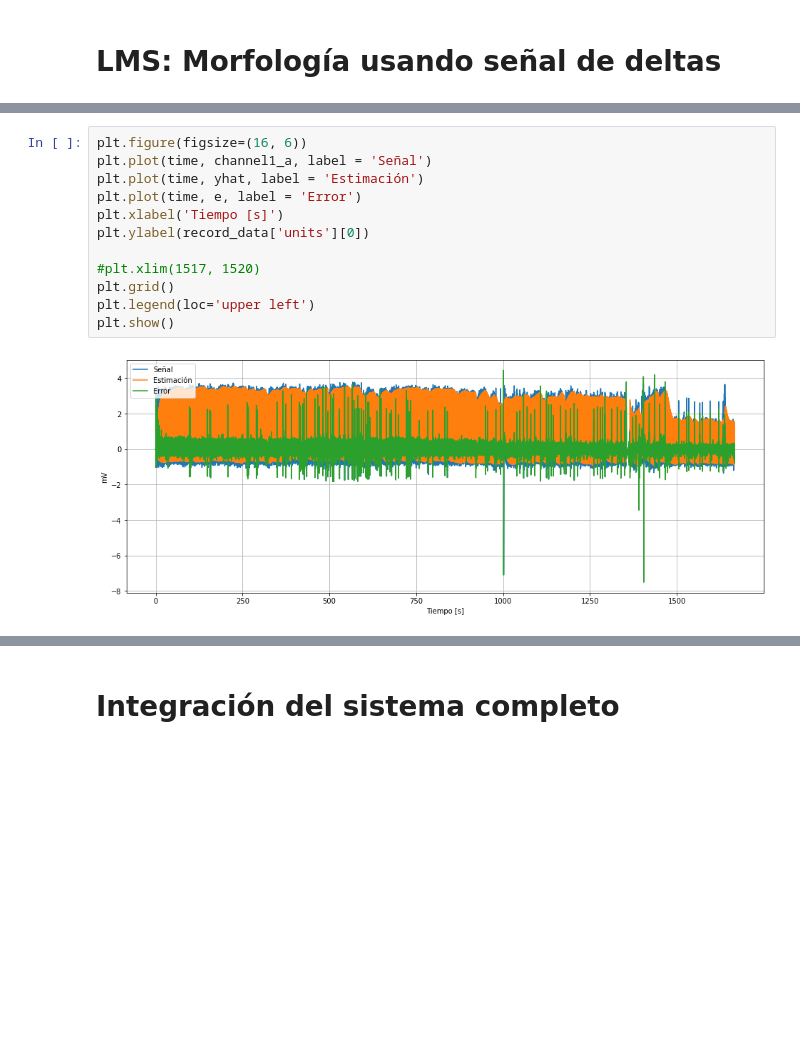
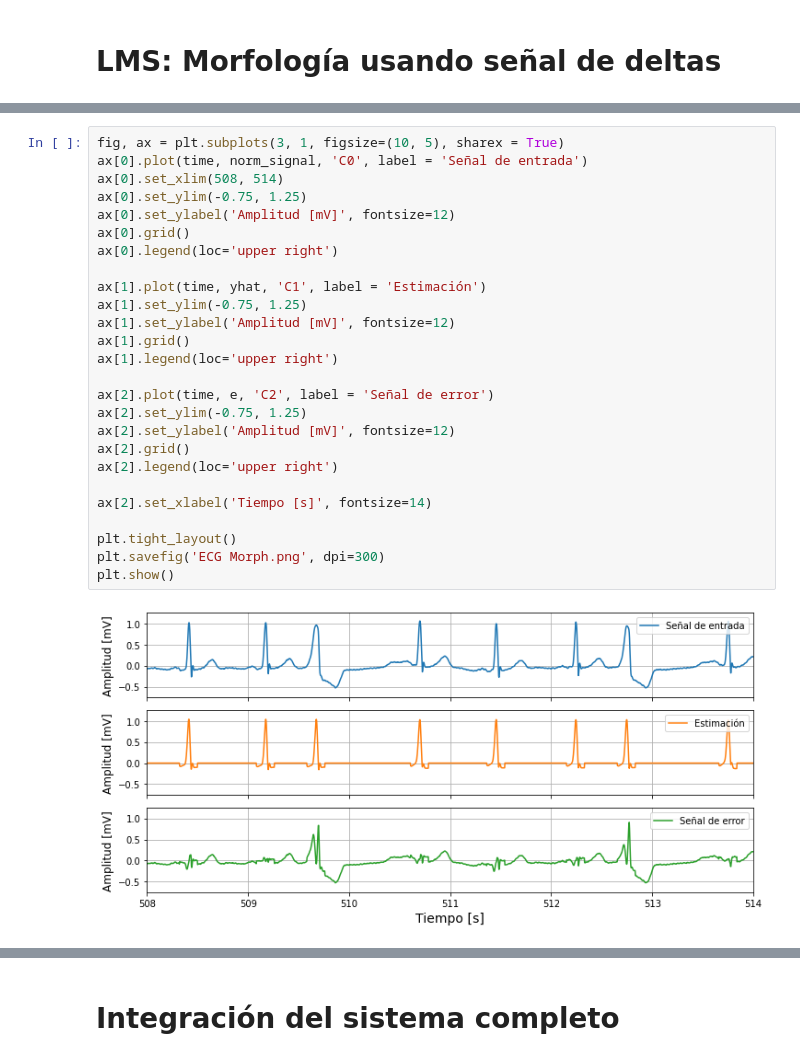
Before and after one commit to mbergerman/Procesamiento-Adaptativo, a Jupyter notebook: Proyecto 1/PASA_P1_G2.ipynb, the cells around one changed output, grey strips where cells are left out. Drawn from its saved outputs; the diff is of its cells as text; blank space fills up the shorter version.

```diff
--- a/Proyecto 1/PASA_P1_G2.ipynb
+++ b/Proyecto 1/PASA_P1_G2.ipynb
@@ -220,20 +220,34 @@ for i in range(peak_width, N):
     yhat[i - delay] = (w.T @ x).item(0)
     e[i - delay] = y - yhat[i - delay]
     w = np.add(w, mu * e[i - delay] * x)
-# %%
-plt.figure(figsize=(16, 6))
-plt.plot(time, channel1_a, label = 'Señal')
-plt.plot(time, yhat, label = 'Estimación')
-plt.plot(time, e, label = 'Error')
-plt.xlabel('Tiempo [s]')
-plt.ylabel(record_data['units'][0])
-
-#plt.xlim(1517, 1520)
-plt.grid()
-plt.legend(loc='upper left')
-plt.show()
-# %% [output]
-[figure, removed]
+# %%
+fig, ax = plt.subplots(3, 1, figsize=(10, 5), sharex = True)
+ax[0].plot(time, norm_signal, 'C0', label = 'Señal de entrada')
+ax[0].set_xlim(508, 514)
+ax[0].set_ylim(-0.75, 1.25)
+ax[0].set_ylabel('Amplitud [mV]', fontsize=12)
+ax[0].grid()
+ax[0].legend(loc='upper right')
+
+ax[1].plot(time, yhat, 'C1', label = 'Estimación')
+ax[1].set_ylim(-0.75, 1.25)
+ax[1].set_ylabel('Amplitud [mV]', fontsize=12)
+ax[1].grid()
+ax[1].legend(loc='upper right')
+
+ax[2].plot(time, e, 'C2', label = 'Señal de error')
+ax[2].set_ylim(-0.75, 1.25)
+ax[2].set_ylabel('Amplitud [mV]', fontsize=12)
+ax[2].grid()
+ax[2].legend(loc='upper right')
+
+ax[2].set_xlabel('Tiempo [s]', fontsize=14)
+
+plt.tight_layout()
+plt.savefig('ECG Morph.png', dpi=300)
+plt.show()
+# %% [output]
+[figure, added]
 # %%
 plt.figure(figsize=(16, 4))
 plt.stem(np.flip(w))
```
Also changed, not shown: parts of 2 cells of this notebook, 12 other files.
